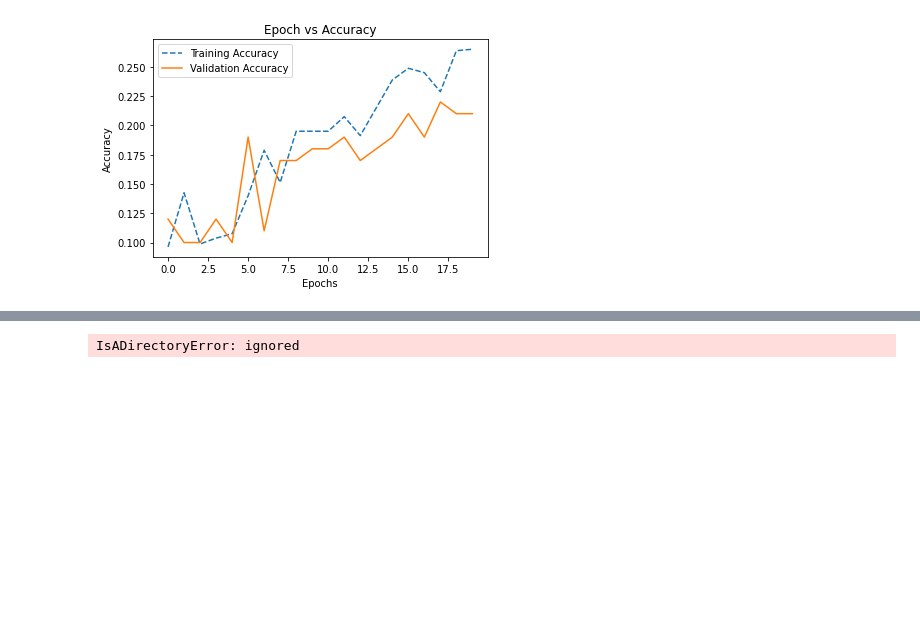
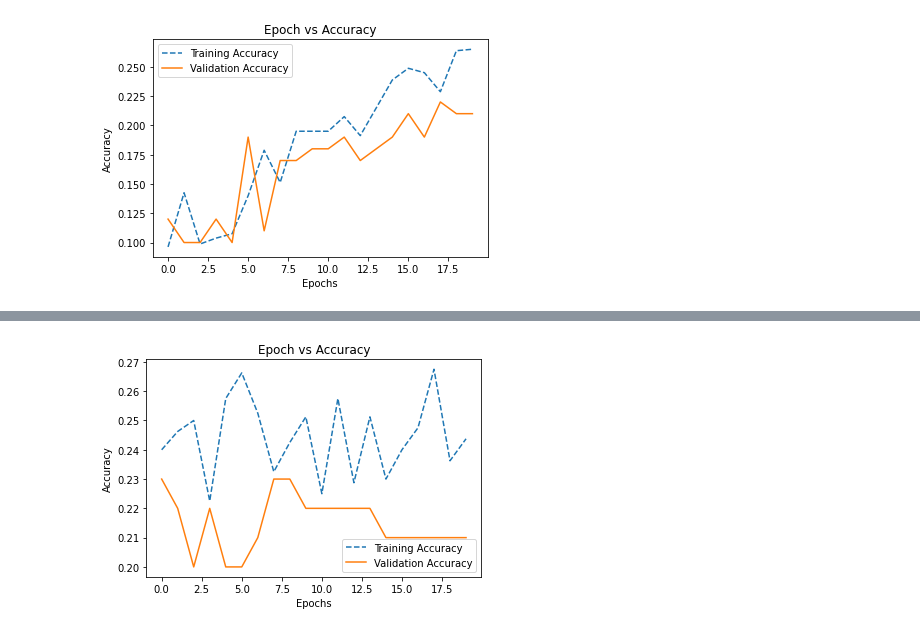
Before and after one commit to smhall97/deep_dreaming_music, a Jupyter notebook: CNN_finetuning_stft.ipynb, the cells around one changed output, grey strips where cells are left out. Cells and saved outputs as stored; diff of their text form; code cells hidden in the pictures; blank space fills up the shorter version.

```diff
--- a/CNN_finetuning_stft.ipynb
+++ b/CNN_finetuning_stft.ipynb
@@ -417,3 +417,7 @@ def plot_loss_accuracy(train_acc_list, val_acc_list):
 plot_loss_accuracy(train_acc_list, val_acc_list)
 # %% [output]
 [figure]
+# %%
+# model trains - change num_epochs to increase training time
+model_ft, train_acc_list, val_acc_list = train_model(model_ft.to(device), criterion, optimizer_conv, exp_lr_scheduler,
+                       num_epochs=20)
@@ -420,3 +444,21 @@ plot_loss_accuracy(train_acc_list, val_acc_list)
+# %%
+# @title Plot accuracies
+def plot_loss_accuracy(train_acc_list, val_acc_list):
+  epochs = len(train_acc_list)
+
+  plt.plot(list(range(epochs)), train_acc_list, label='Training Accuracy', linestyle="--")
+  plt.plot(list(range(epochs)), val_acc_list, label='Validation Accuracy')
+
+  plt.xlabel('Epochs')
+  plt.ylabel('Accuracy')
+  plt.title('Epoch vs Accuracy')
+  plt.legend()
+  plt.show()
+
+
+plot_loss_accuracy(train_acc_list, val_acc_list)
+# %% [output]
+[figure, added]
 # %%
 # @title Save model
 
@@ -431,5 +473,3 @@ outfile_name = path + 'vgg16_{}_{}.pt'.format(transform, params)
 
 # save model path
 torch.save(model_ft.state_dict(), outfile_name)
-# %% [output]
-IsADirectoryError: ignored
```
Also changed, not shown: parts of 1 cell of this notebook.
